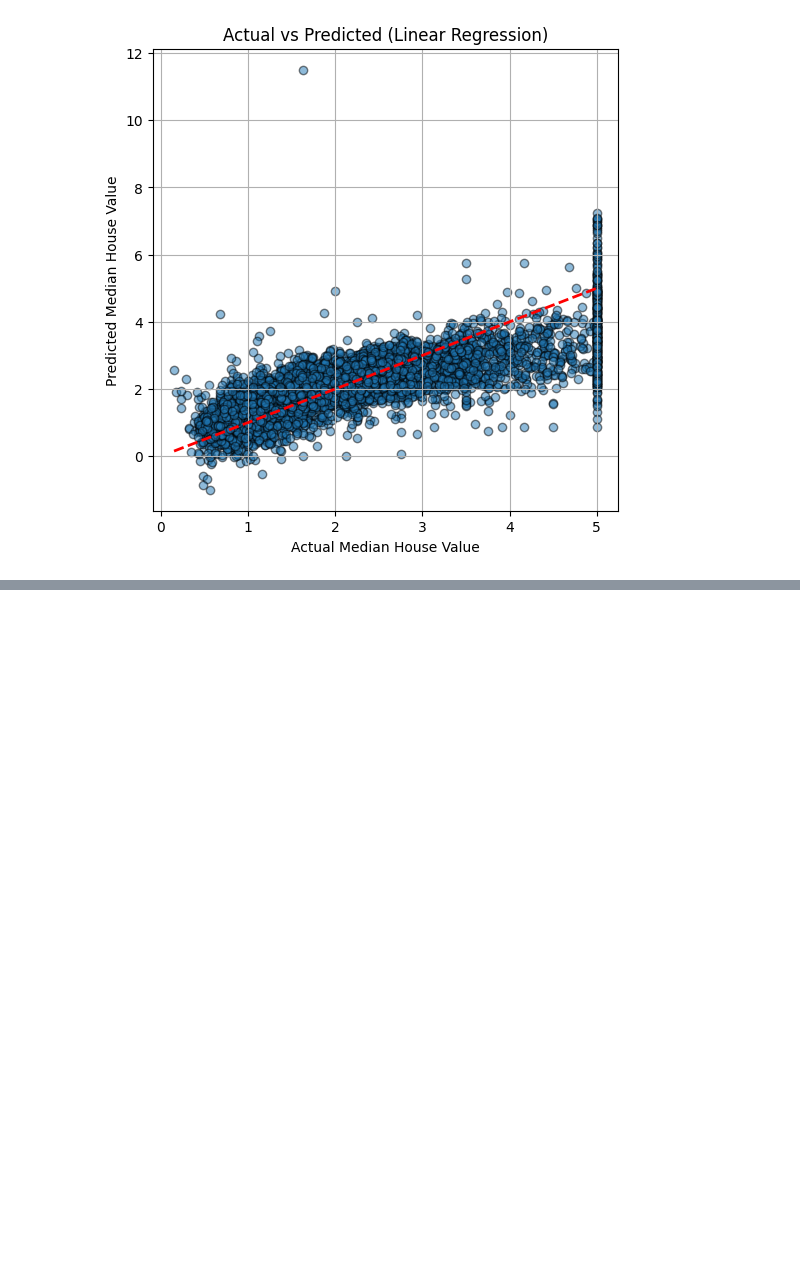
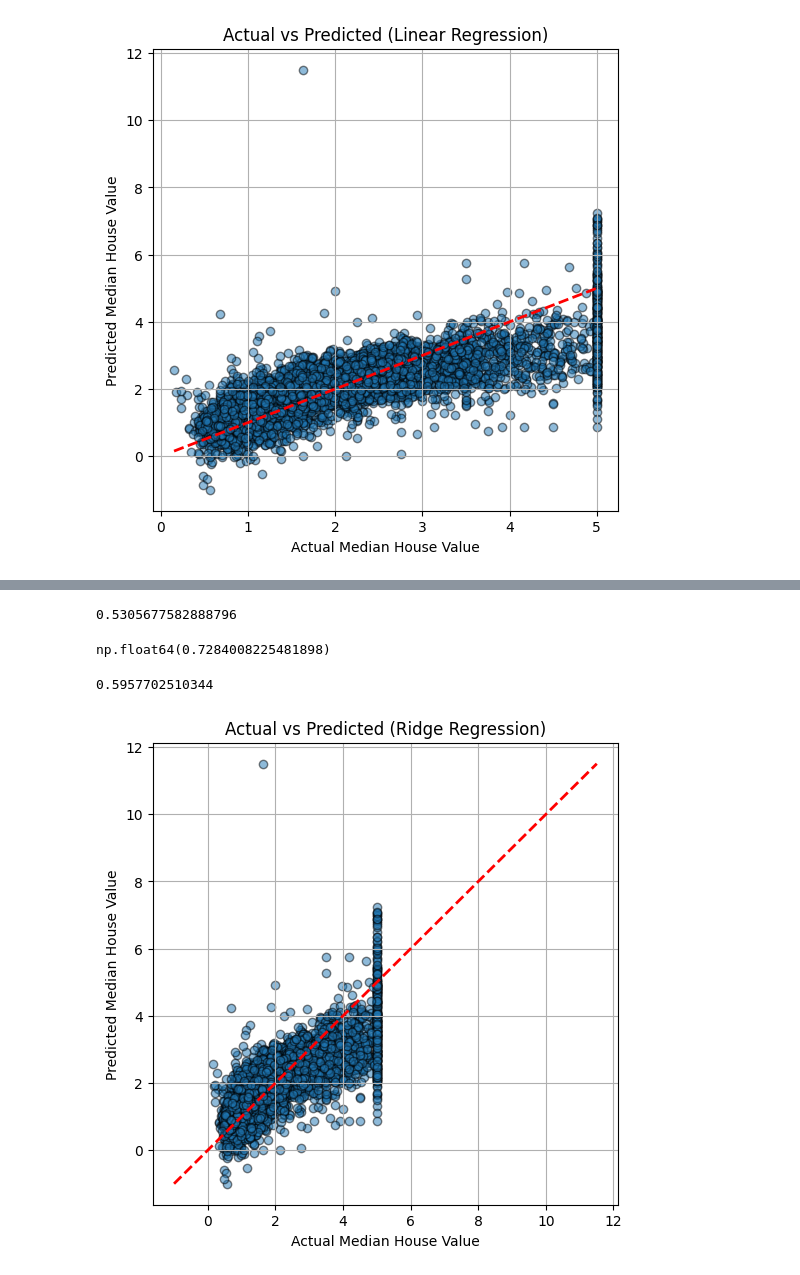
Before and after one commit to giannismantzaris-cmd/DAMA61, a Jupyter notebook: Mantzaris_WA2.ipynb, the cells around one changed output, grey strips where cells are left out. Drawn from its saved outputs; the diff is of its cells as text; code cells hidden in the pictures; blank space fills up the shorter version.

```diff
--- a/Mantzaris_WA2.ipynb
+++ b/Mantzaris_WA2.ipynb
@@ -152,0 +165,18 @@ plt.show()
+# %%
+# Values of alpha to test
+ridge_param_grid = {
+    "ridge__alpha": [0.001, 0.01, 0.1, 1, 10]
+}
+# %%
+# 5-fold cross-validation grid search
+
+from sklearn.model_selection import GridSearchCV
+
+ridge_grid = GridSearchCV(
+    ridge_pipeline,
+    ridge_param_grid,
+    cv=5,
+    scoring="neg_mean_squared_error"
+)
+
+ridge_grid.fit(X_train, y_train)
@@ -152,0 +193,4 @@ plt.show()
+# %%
+best_ridge = ridge_grid.best_estimator_
+# %%
+y_pred_ridge = best_ridge.predict(X_test)
@@ -152,0 +201,27 @@ plt.show()
+# %%
+mse_ridge
+# %% [output]
+0.5305677582888796
+# %%
+rmse_ridge
+# %% [output]
+np.float64(0.7284008225481898)
+# %%
+r2_ridge
+# %% [output]
+0.5957702510344
+# %%
+#plot the ground truth median house values against the predicted ones
+
+plt.figure(figsize=(6,6))
+plt.scatter(y_test, y_pred_ridge, alpha=0.5, edgecolors="k")
+min_val = min(y_test.min(), y_pred_ridge.min())
+max_val = max(y_test.max(), y_pred_ridge.max())
+plt.plot([min_val, max_val], [min_val, max_val], "r--", linewidth=2)
+plt.xlabel("Actual Median House Value")
+plt.ylabel("Predicted Median House Value")
+plt.title("Actual vs Predicted (Ridge Regression)")
+plt.grid(True)
+plt.show()
+# %% [output]
+[figure, added]
```
Also changed, not shown: parts of 22 cells of this notebook.
